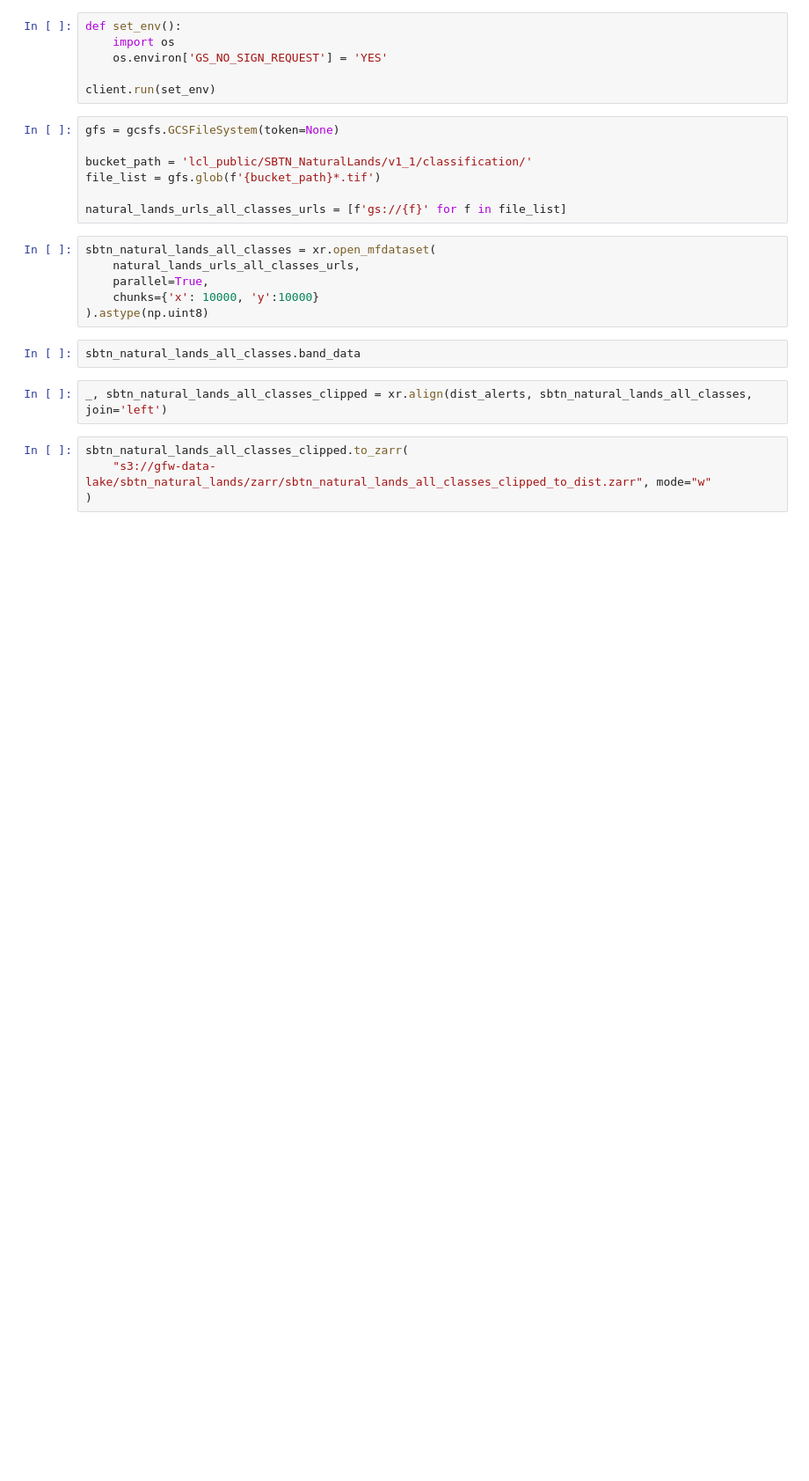
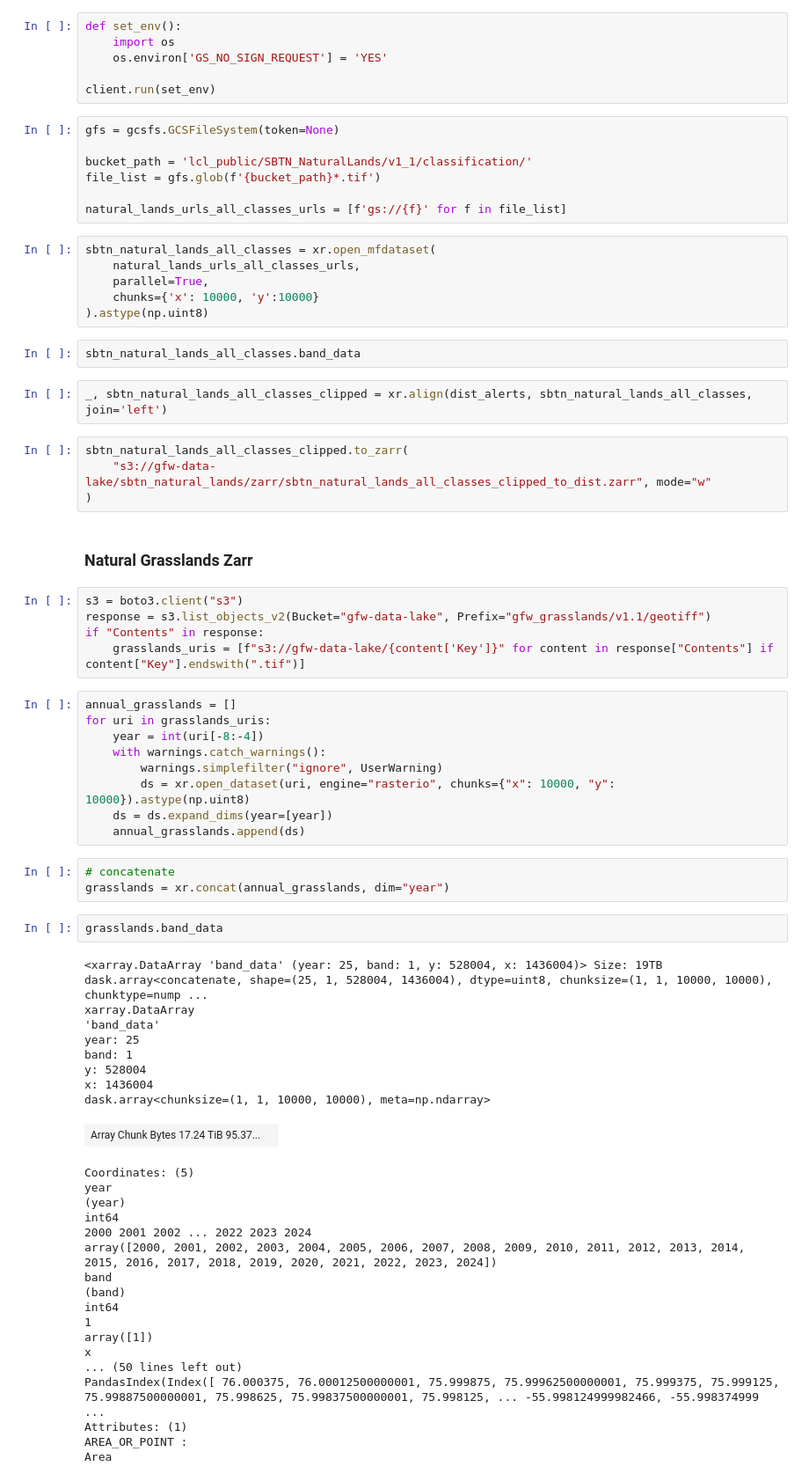
Before and after one commit to wri/project-zeno-data-infra, a Jupyter notebook: notebooks/write_geotiff_to_zarr.ipynb, the cells around one changed output. Shown at 88% size. Cells and saved outputs as stored; diff of their text form; blank space fills up the shorter version.

Commit message:
PZB-253 Create zarr with 'year' dimension

```diff
--- a/notebooks/write_geotiff_to_zarr.ipynb
+++ b/notebooks/write_geotiff_to_zarr.ipynb
@@ -173,3 +215,51 @@ _, sbtn_natural_lands_all_classes_clipped = xr.align(dist_alerts, sbtn_natural_l
 sbtn_natural_lands_all_classes_clipped.to_zarr(
     "s3://gfw-data-lake/sbtn_natural_lands/zarr/sbtn_natural_lands_all_classes_clipped_to_dist.zarr", mode="w"
 )
+# %% [markdown]
+### Natural Grasslands Zarr
+# %%
+s3 = boto3.client("s3")
+response = s3.list_objects_v2(Bucket="gfw-data-lake", Prefix="gfw_grasslands/v1.1/geotiff")
+if "Contents" in response:
+    grasslands_uris = [f"s3://gfw-data-lake/{content['Key']}" for content in response["Contents"] if content["Key"].endswith(".tif")]
+# %%
+annual_grasslands = []
+for uri in grasslands_uris:
+    year = int(uri[-8:-4])
+    with warnings.catch_warnings():
+        warnings.simplefilter("ignore", UserWarning)
+        ds = xr.open_dataset(uri, engine="rasterio", chunks={"x": 10000, "y": 10000}).astype(np.uint8)
+    ds = ds.expand_dims(year=[year])
+    annual_grasslands.append(ds)
+# %%
+# concatenate
+grasslands = xr.concat(annual_grasslands, dim="year")
+# %%
+grasslands.band_data
+# %% [output]
+<xarray.DataArray 'band_data' (year: 25, band: 1, y: 528004, x: 1436004)> Size: 19TB dask.array<concatenate, shape=(25, 1, 528004, 1436004), dtype=uint8, chunksize=(1, 1, 10000, 10000), chunktype=nump ...
+xarray.DataArray
+'band_data'
+year: 25
+band: 1
+y: 528004
+x: 1436004
+dask.array<chunksize=(1, 1, 10000, 10000), meta=np.ndarray>
+| Array Chunk Bytes 17.24 TiB 95.37... |  |
+Coordinates: (5)
+year
+(year)
+int64
+2000 2001 2002 ... 2022 2023 2024
+array([2000, 2001, 2002, 2003, 2004, 2005, 2006, 2007, 2008, 2009, 2010, 2011, 2012, 2013, 2014, 2015, 2016, 2017, 2018, 2019, 2020, 2021, 2022, 2023, 2024])
+band
+(band)
+int64
+1
+array([1])
+x
+... (50 lines left out)
+PandasIndex(Index([ 76.000375, 76.00012500000001, 75.999875, 75.99962500000001, 75.999375, 75.999125, 75.99887500000001, 75.998625, 75.99837500000001, 75.998125, ... -55.998124999982466, -55.998374999 ...
+Attributes: (1)
+AREA_OR_POINT :
+Area
```
Also changed, not shown: parts of 5 cells of this notebook.
